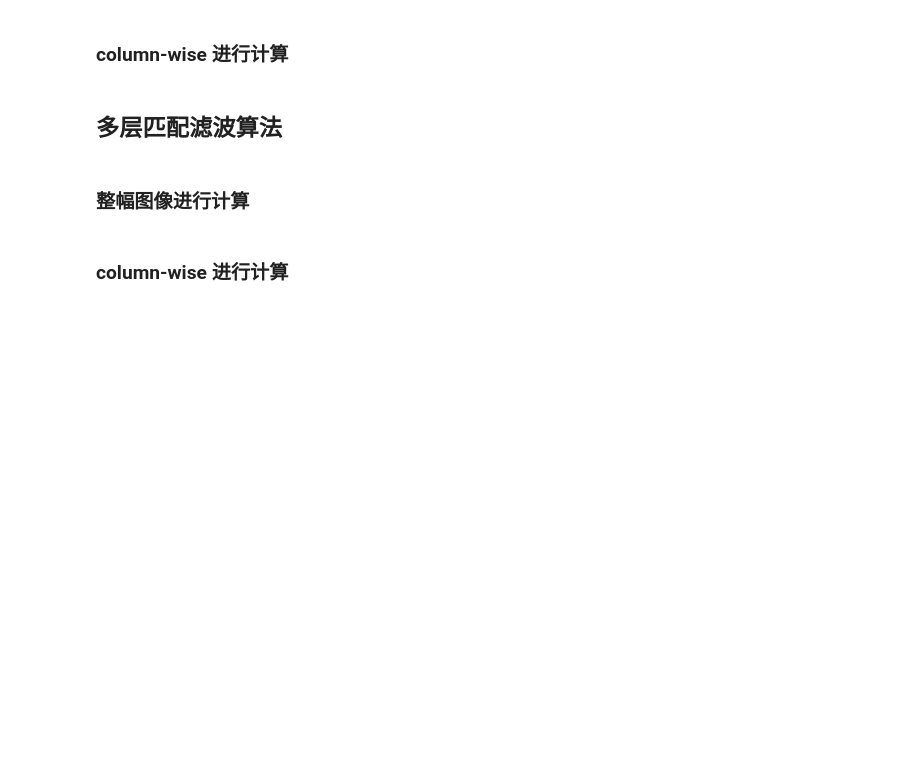
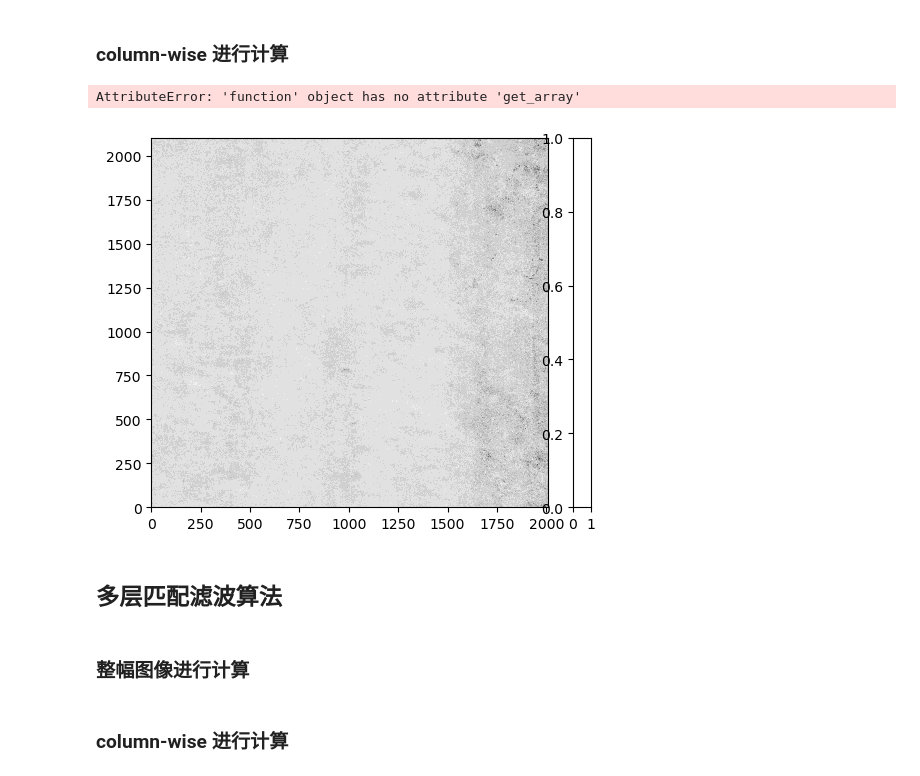
Before and after one commit to Emeric53/MF, a Jupyter notebook: MatchedFilter/matchedfilter.ipynb, the cells around one changed output. Saved outputs shown, nothing was run; the diff lists cells and outputs as text; code cells hidden in the pictures; blank space fills up the shorter version.

```diff
--- a/MatchedFilter/matchedfilter.ipynb
+++ b/MatchedFilter/matchedfilter.ipynb
@@ -164,33 +187,40 @@ def columnwise_matched_filter(data_cube: np.array, unit_absorption_spectrum: np.
             l1filter = np.zeros((rows, cols))
             epsilon = np.finfo(np.float64).tiny
             # 迭代计算
             for iter_num in range(5):
                 print("iteration: No.", iter_num + 1)
                 # 判断是否进行 l1filter 校正，若是则给予前一步的浓度值计算 l1filter
                 if sparsity:
                     l1filter[valid_rows, col_index] = 1 / (concentration[valid_rows, col_index] + epsilon)
 
                 # 更新背景光谱和目标光谱，计算进行观测光谱和背景光谱差值
                 background_spectrum = np.nanmean(current_column[:, valid_rows] - (albedo[valid_rows, col_index] *concentration[valid_rows, col_index])[None,:]*target_spectrum[:,None],
                                                  axis=1)
                 target_spectrum = np.multiply(background_spectrum, unit_absorption_spectrum)
                 radiancediff_with_bg = current_column[:, valid_rows] - background_spectrum
 
                 # 基于新的目标谱 和 背景光谱 计算协方差矩阵
                 d_covariance = current_column[:, valid_rows] -(albedo[valid_rows, col_index] *concentration[valid_rows, col_index])[None,:]*target_spectrum[:,None] - background_spectrum[:,None]
                 covariance = np.zeros((bands, bands))
                 for i in range(valid_rows.shape[0]):
                     covariance += np.outer(d_covariance[:, i], d_covariance[:, i])
                 covariance = covariance/count_not_nan
                 covariance_inverse = np.linalg.pinv(covariance)
 
                 # 计算新的甲烷浓度增强值
                 numerator = (radiancediff_with_bg.T @ covariance_inverse @ target_spectrum) - l1filter[valid_rows, col_index]
                 denominator = albedo[valid_rows, col_index] * (target_spectrum.T @ covariance_inverse @ target_spectrum)
                 concentration[valid_rows, col_index] = np.maximum(numerator / denominator, 0.0)
 
     # 返回甲烷浓度增强和反照率校正
     return concentration
+from matplotlib import pyplot as plt
+fig, ax = plt.subplots()
+test(columnwise_matched_filter,ax,False,False,False)
+plt.show()
+# %% [output]
+AttributeError: 'function' object has no attribute 'get_array'
+[figure, added]
 # %% [markdown]
 ## 多层匹配滤波算法
 # %% [markdown]
```
Also changed, not shown: parts of 2 cells of this notebook, 3 other files.
